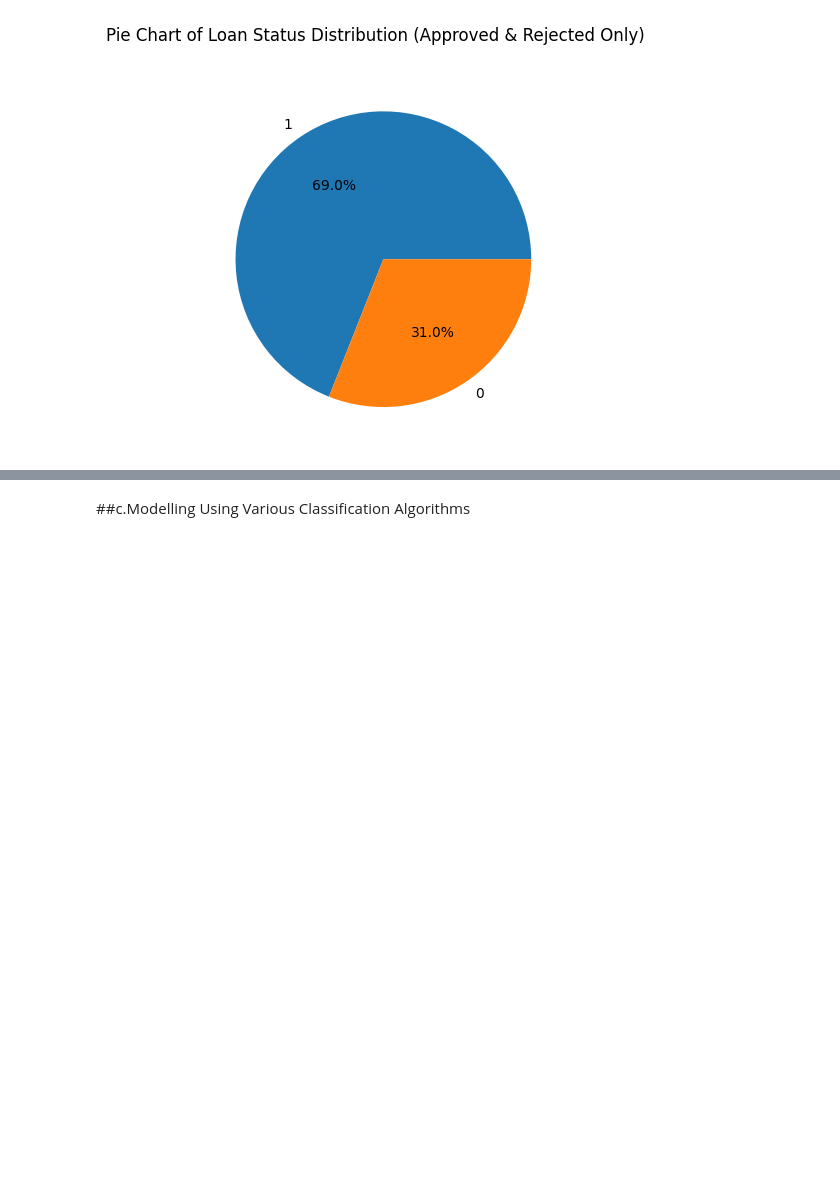
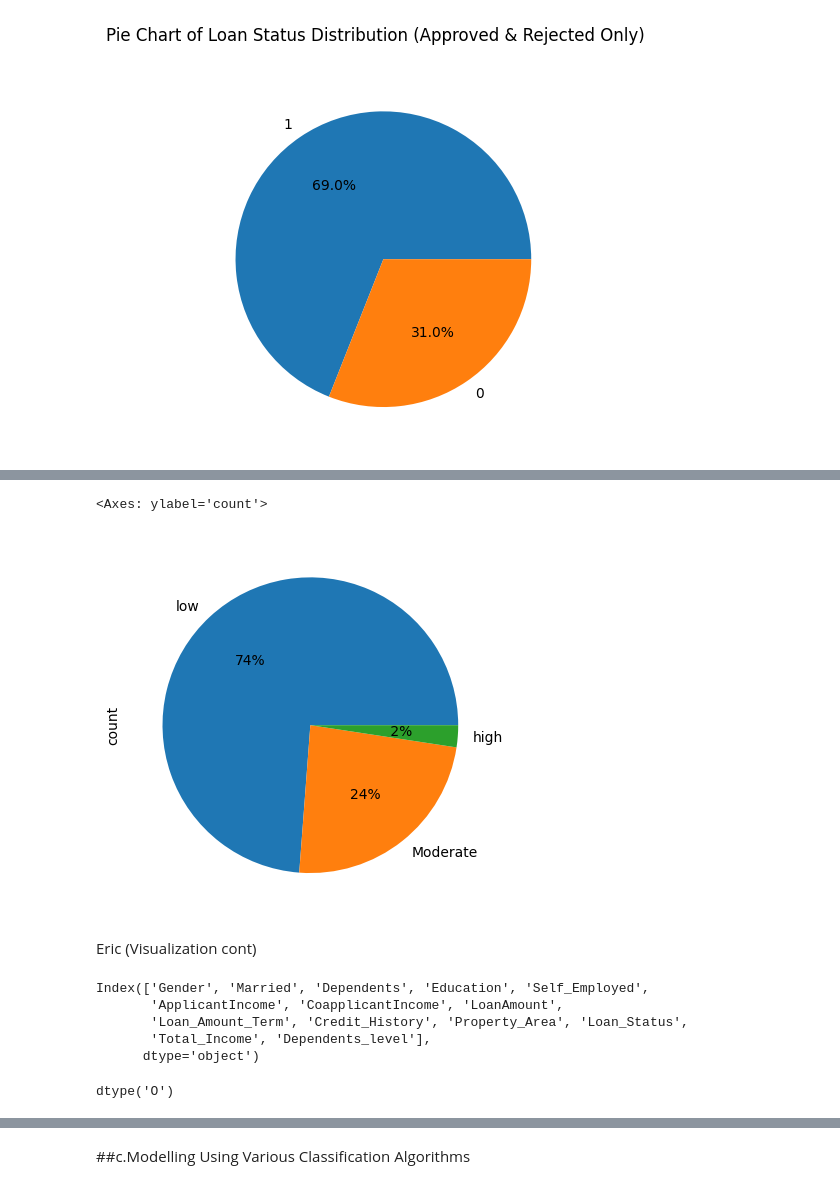
Before and after one commit to Git-Hub-Collaboration/MSC-Collaboration-V1, a Jupyter notebook: Datascience_Loan_Prediction.ipynb, the cells around one changed output, grey strips where cells are left out. Saved outputs shown, nothing was run; the diff lists cells and outputs as text; code cells hidden in the pictures; blank space fills up the shorter version.

```diff
--- a/Datascience_Loan_Prediction.ipynb
+++ b/Datascience_Loan_Prediction.ipynb
@@ -172,0 +199,30 @@ plt.show()
+# %%
+# number of dependents
+def Dependents(value):
+    if 0<= value <=1:
+        return 'low'
+    if 2<= value <= 3:
+        return 'Moderate'
+    else:
+        return 'high'
+# %%
+data['Dependents_level'] = data['Dependents'].apply(Dependents)
+# %%
+data.Dependents_level.value_counts().plot(kind='pie',autopct="%2.0f%%")
+# %% [output]
+<Axes: ylabel='count'>
+[figure, added]
+# %% [markdown]
+Eric (Visualization cont)
+# %%
+data.columns
+# %% [output]
+Index(['Gender', 'Married', 'Dependents', 'Education', 'Self_Employed',
+       'ApplicantIncome', 'CoapplicantIncome', 'LoanAmount',
+       'Loan_Amount_Term', 'Credit_History', 'Property_Area', 'Loan_Status',
+       'Total_Income', 'Dependents_level'],
+      dtype='object')
+# %%
+data.columns.dtype
+# %% [output]
+dtype('O')
```
Also changed, not shown: parts of 29 cells of this notebook.
